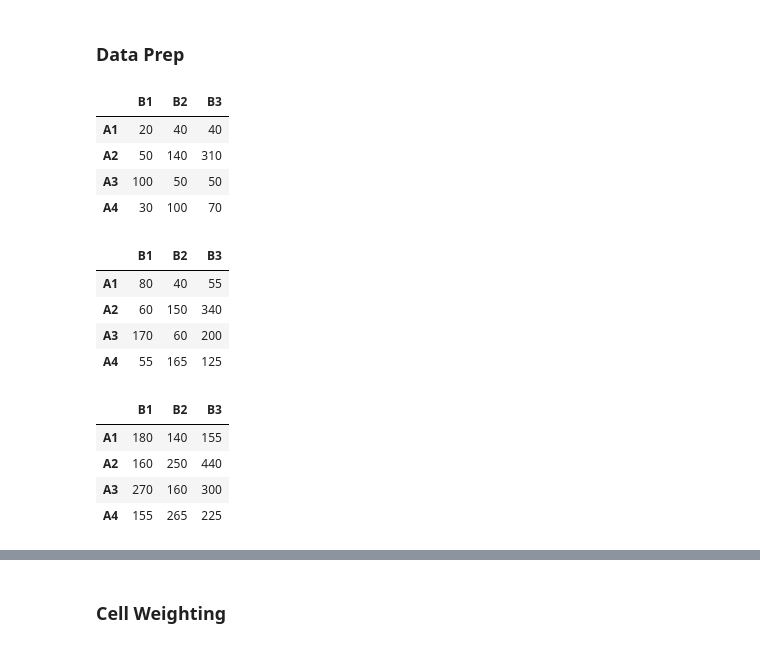
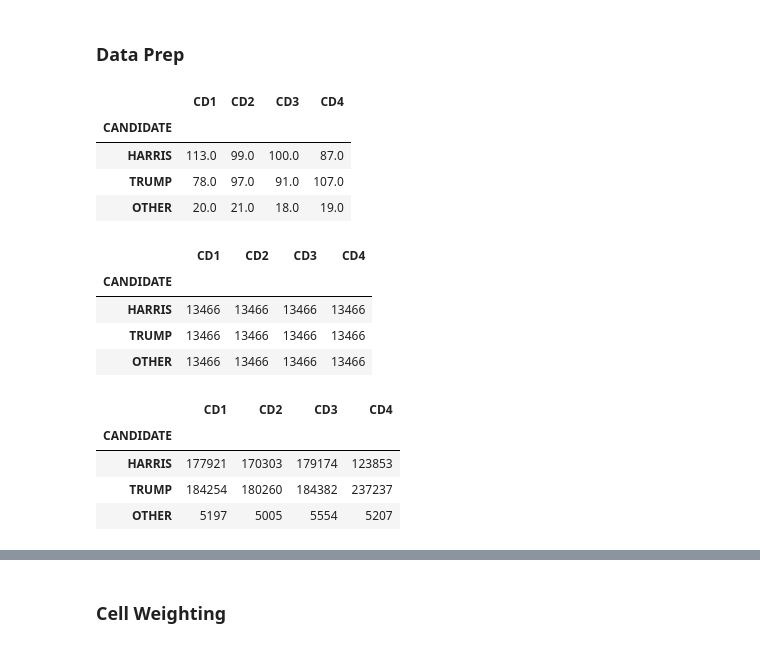
Before and after one commit to dmnapolitano/weighting-tutorial, a Jupyter notebook: Iowa 2024 Horserace Weighting.ipynb, the cells around one changed output, grey strips where cells are left out. Saved outputs shown, nothing was run; the diff lists cells and outputs as text; code cells hidden in the pictures.

Commit message:
Seeing what could have happened with an even sample

```diff
--- a/Iowa 2024 Horserace Weighting.ipynb
+++ b/Iowa 2024 Horserace Weighting.ipynb
@@ -78,45 +71,50 @@ Name: LV, dtype: float64
 # %% [markdown]
 ### Data Prep
 # %%
-# cols = ["CD1", "CD2", "CD3", "CD4"]
-# ct_df = crosstab_df.set_index("CANDIDATE")[cd_cols].copy()
+cols = ["CD1", "CD2", "CD3", "CD4"]
+ct_df = crosstab_df.set_index("CANDIDATE")[cols].copy()
 
-cols = ["B1", "B2", "B3"]
-index = ["A1", "A2", "A3", "A4"]
+# cols = ["B1", "B2", "B3"]
+# index = ["A1", "A2", "A3", "A4"]
 
-ct_df = pandas.DataFrame([[20, 40, 40], [50, 140, 310], [100, 50, 50], [30, 100, 70]],
-                         columns=cols, index=index)
+# ct_df = pandas.DataFrame([[20, 40, 40], [50, 140, 310], [100, 50, 50], [30, 100, 70]],
+#                          columns=cols, index=index)
 
 ct_df
 # %% [output]
-|  | B1 | B2 | B3 |
-| A1 | 20 | 40 | 40 |
-| A2 | 50 | 140 | 310 |
-| A3 | 100 | 50 | 50 |
-| A4 | 30 | 100 | 70 |
+|  | CD1 | CD2 | CD3 | CD4 |
+| CANDIDATE |  |  |  |  |
+| HARRIS | 113.0 | 99.0 | 100.0 | 87.0 |
+| TRUMP | 78.0 | 97.0 | 91.0 | 107.0 |
+| OTHER | 20.0 | 21.0 | 18.0 | 19.0 |
 # %%
-sample_df = pandas.DataFrame([[80, 40, 55], [60, 150, 340], [170, 60, 200], [55, 165, 125]],
-                             index=index, columns=cols)
+# sample_df = pandas.DataFrame([[80, 40, 55], [60, 150, 340], [170, 60, 200], [55, 165, 125]],
+#                              index=index, columns=cols)
 
+# just assume even sampling
+# and with a response rate of 0.5%, at 808 respondents before weighting is a total sample size of 161,600
+
+sample_df = pandas.DataFrame([[161600 // 12, 161600 // 12, 161600 // 12, 161600 // 12]] * 3,
+                             index=ct_df.index, columns=cols)
 sample_df
 # %% [output]
-|  | B1 | B2 | B3 |
-| A1 | 80 | 40 | 55 |
-| A2 | 60 | 150 | 340 |
-| A3 | 170 | 60 | 200 |
-| A4 | 55 | 165 | 125 |
+|  | CD1 | CD2 | CD3 | CD4 |
+| CANDIDATE |  |  |  |  |
+| HARRIS | 13466 | 13466 | 13466 | 13466 |
+| TRUMP | 13466 | 13466 | 13466 | 13466 |
+| OTHER | 13466 | 13466 | 13466 | 13466 |
 # %%
-# pop_df = CD_REG_DF.copy()
-# pop_df.index = ["HARRIS", "TRUMP", "OTHER"]
+pop_df = CD_REG_DF.copy()
+pop_df.index = ct_df.index
 
-pop_df = sample_df + 100
+# pop_df = sample_df + 100
 pop_df
 # %% [output]
-|  | B1 | B2 | B3 |
-| A1 | 180 | 140 | 155 |
-| A2 | 160 | 250 | 440 |
-| A3 | 270 | 160 | 300 |
-| A4 | 155 | 265 | 225 |
+|  | CD1 | CD2 | CD3 | CD4 |
+| CANDIDATE |  |  |  |  |
+| HARRIS | 177921 | 170303 | 179174 | 123853 |
+| TRUMP | 184254 | 180260 | 184382 | 237237 |
+| OTHER | 5197 | 5005 | 5554 | 5207 |
 # %%
 sample_df.sum(axis=1) / sample_df.sum(axis=1).sum()
 # %% [output]
```
Also changed, not shown: parts of 10 cells of this notebook.
